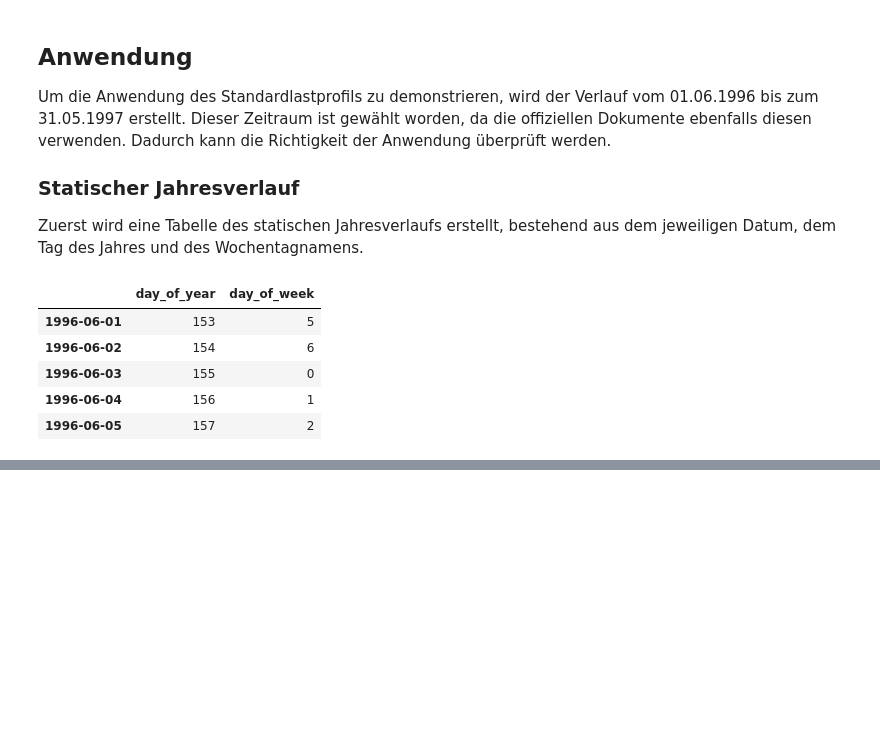
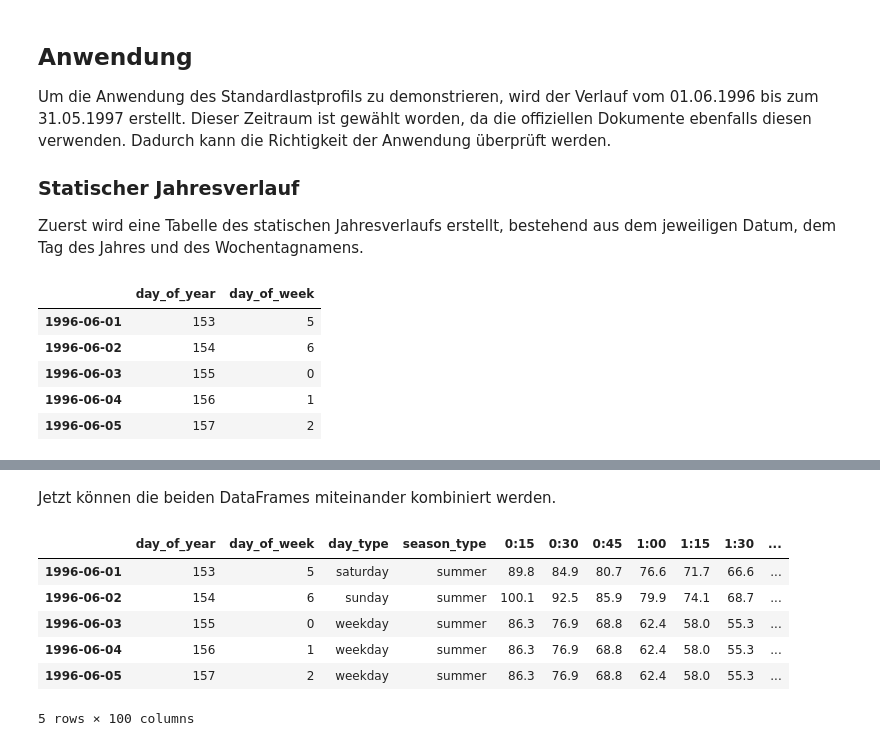
Before and after one commit to rijun/electric-load-viewer, a Jupyter notebook: notebooks/slp.ipynb, the cells around one changed output, grey strips where cells are left out. Saved outputs shown, nothing was run; the diff lists cells and outputs as text; code cells hidden in the pictures; blank space fills up the shorter version.

```diff
--- a/notebooks/slp.ipynb
+++ b/notebooks/slp.ipynb
@@ -166,0 +158,14 @@ Name: (winter, saturday), Length: 96, dtype: float64
+# %% [markdown]
+Jetzt können die beiden DataFrames miteinander kombiniert werden.
+# %%
+df = pd.merge(df, profil.transpose(), how='left', left_on=['season_type', 'day_type'], right_index=True, suffixes=('', '_y'))
+df.drop(df.filter(regex='_y$').columns.tolist(),axis=1, inplace=True)
+df.head()
+# %% [output]
+|  | day_of_year | day_of_week | day_type | season_type | 0:15 | 0:30 | 0:45 | 1:00 | 1:15 | 1:30 | ... |
+| 1996-06-01 | 153 | 5 | saturday | summer | 89.8 | 84.9 | 80.7 | 76.6 | 71.7 | 66.6 | ... |
+| 1996-06-02 | 154 | 6 | sunday | summer | 100.1 | 92.5 | 85.9 | 79.9 | 74.1 | 68.7 | ... |
+| 1996-06-03 | 155 | 0 | weekday | summer | 86.3 | 76.9 | 68.8 | 62.4 | 58.0 | 55.3 | ... |
+| 1996-06-04 | 156 | 1 | weekday | summer | 86.3 | 76.9 | 68.8 | 62.4 | 58.0 | 55.3 | ... |
+| 1996-06-05 | 157 | 2 | weekday | summer | 86.3 | 76.9 | 68.8 | 62.4 | 58.0 | 55.3 | ... |
+5 rows × 100 columns
```
Also changed, not shown: parts of 10 cells of this notebook, 2 other files.
